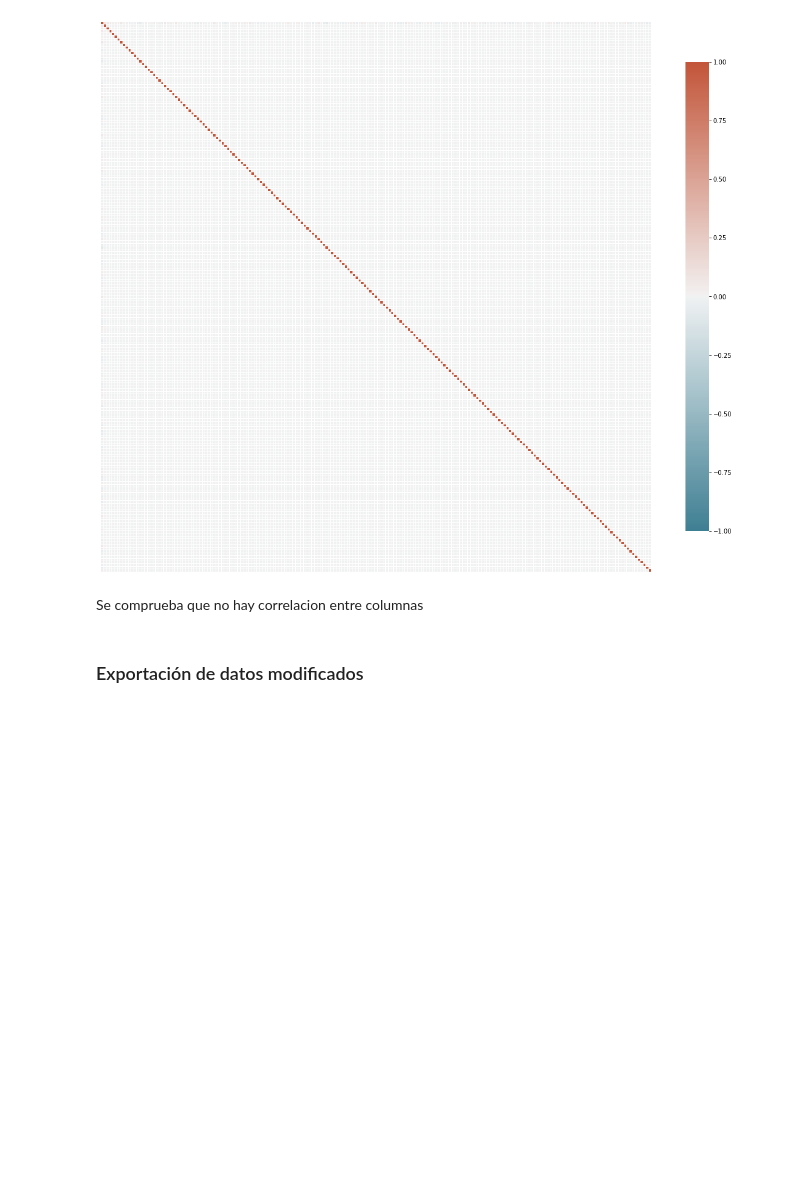
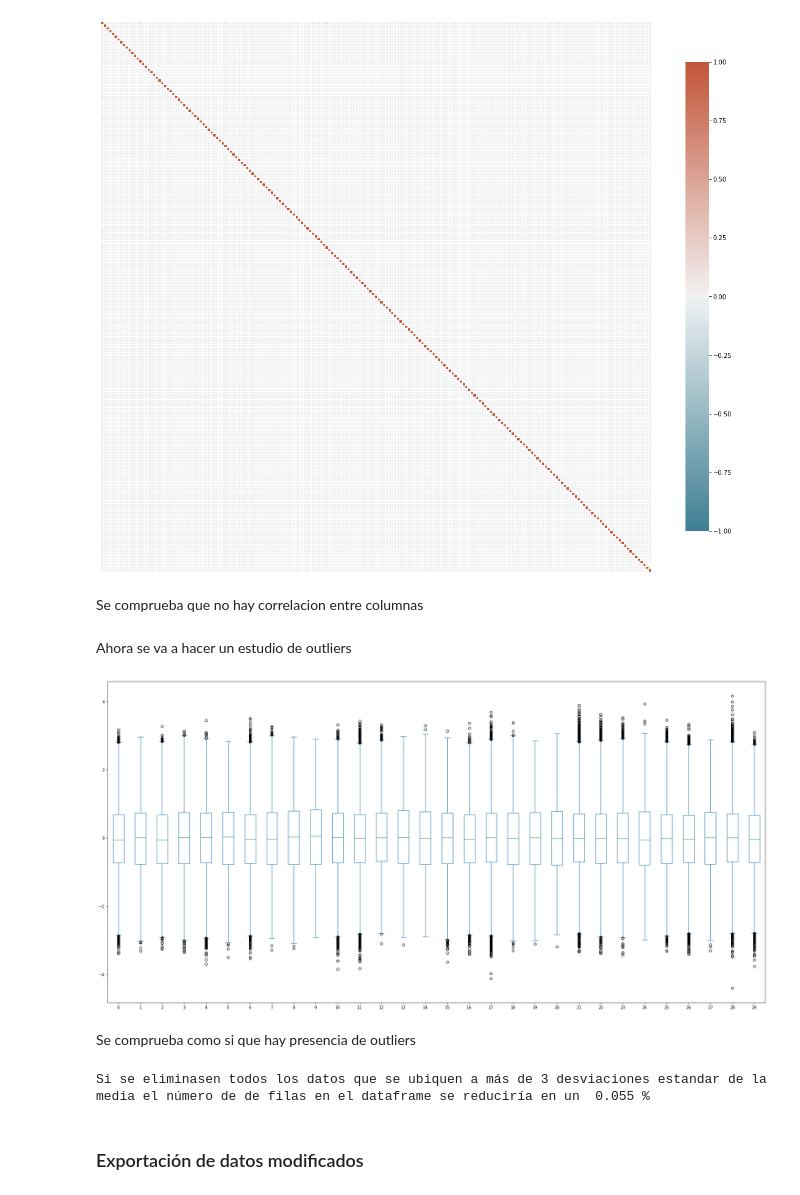
Before and after one commit to rodrigogalan/Proyecto_final, a Jupyter notebook: 1-Analysis.ipynb, the cells around one changed output. Cells and saved outputs as stored; diff of their text form; code cells hidden in the pictures; blank space fills up the shorter version.

```diff
--- a/1-Analysis.ipynb
+++ b/1-Analysis.ipynb
@@ -208,6 +208,21 @@ sns.heatmap(train.corr(),
 [figure]
 # %% [markdown]
 Se comprueba que no hay correlacion entre columnas
+# %% [markdown]
+Ahora se va a hacer un estudio de outliers
+# %%
+pd.DataFrame(StandardScaler().fit_transform(train.drop(columns=['target'])))[list(map(int, list(range(30))))].plot(kind='box', figsize = (30,15));
+# %% [output]
+[figure, added]
+# %% [markdown]
+Se comprueba como si que hay presencia de outliers
+# %%
+from scipy.stats import zscore
+
+print('Si se eliminasen todos los datos que se ubiquen a más de 3 desviaciones estandar de la media el número de de filas en el dataframe se reduciría en un ',
+     round(1-train[(np.abs(zscore(train.drop(columns=['target']))) < 3).all(axis=1)].shape[0]/train.shape[0],3),'%')
+# %% [output]
+Si se eliminasen todos los datos que se ubiquen a más de 3 desviaciones estandar de la media el número de de filas en el dataframe se reduciría en un  0.055 %
 # %% [markdown]
 ### Exportación de datos modificados
 # %%
```
Also changed, not shown: parts of 6 cells of this notebook, 2 other files.
